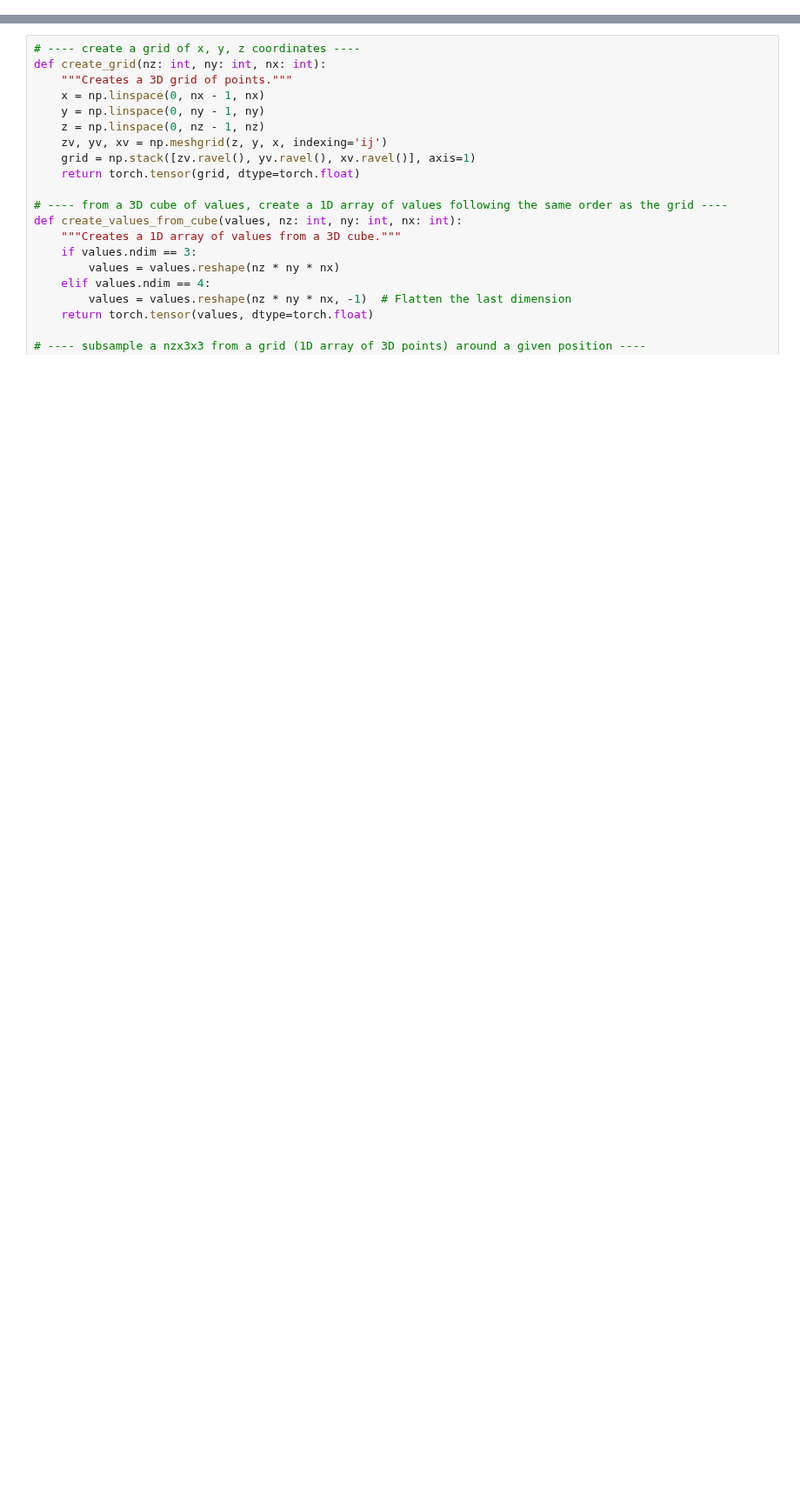
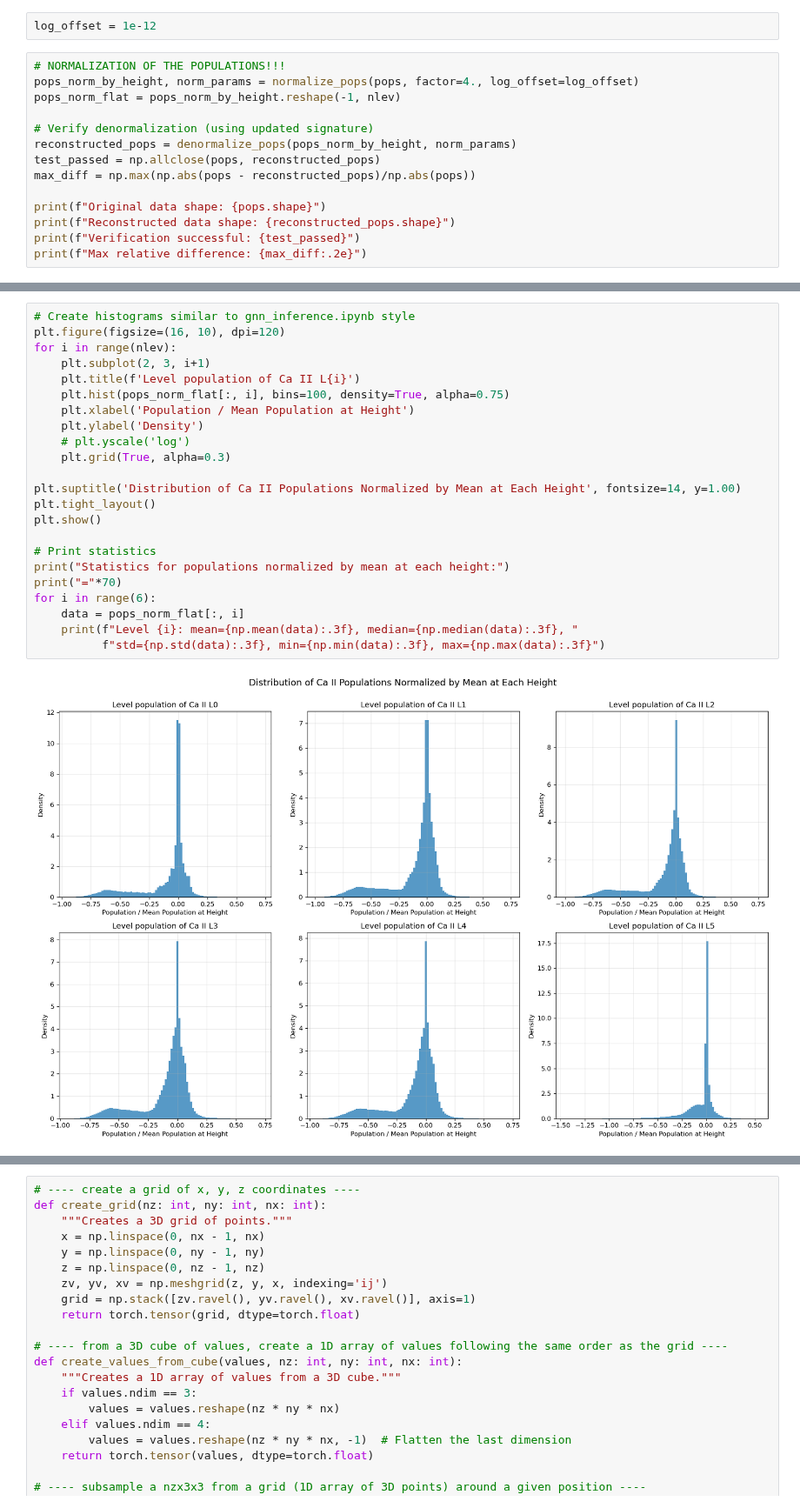
Before and after one commit to andreuva/graphnet_nlte, a Jupyter notebook: porta_scripts/porta_graph_test.ipynb, the cells around one changed output, grey strips where cells are left out. Shown at 87% size. Cells and saved outputs as stored; diff of their text form; blank space fills up the shorter version.

```diff
--- a/porta_scripts/porta_graph_test.ipynb
+++ b/porta_scripts/porta_graph_test.ipynb
@@ -135,0 +166,16 @@ plt.show()
+# %%
+log_offset = 1e-12
+# %%
+# NORMALIZATION OF THE POPULATIONS!!!
+pops_norm_by_height, norm_params = normalize_pops(pops, factor=4., log_offset=log_offset)
+pops_norm_flat = pops_norm_by_height.reshape(-1, nlev)
+
+# Verify denormalization (using updated signature)
+reconstructed_pops = denormalize_pops(pops_norm_by_height, norm_params)
+test_passed = np.allclose(pops, reconstructed_pops)
+max_diff = np.max(np.abs(pops - reconstructed_pops)/np.abs(pops))
+
+print(f"Original data shape: {pops.shape}")
+print(f"Reconstructed data shape: {reconstructed_pops.shape}")
+print(f"Verification successful: {test_passed}")
+print(f"Max relative difference: {max_diff:.2e}")
@@ -135,0 +237,25 @@ plt.show()
+# %%
+# Create histograms similar to gnn_inference.ipynb style
+plt.figure(figsize=(16, 10), dpi=120)
+for i in range(nlev):
+    plt.subplot(2, 3, i+1)
+    plt.title(f'Level population of Ca II L{i}')
+    plt.hist(pops_norm_flat[:, i], bins=100, density=True, alpha=0.75)
+    plt.xlabel('Population / Mean Population at Height')
+    plt.ylabel('Density')
+    # plt.yscale('log')
+    plt.grid(True, alpha=0.3)
+
+plt.suptitle('Distribution of Ca II Populations Normalized by Mean at Each Height', fontsize=14, y=1.00)
+plt.tight_layout()
+plt.show()
+
+# Print statistics
+print("Statistics for populations normalized by mean at each height:")
+print("="*70)
+for i in range(6):
+    data = pops_norm_flat[:, i]
+    print(f"Level {i}: mean={np.mean(data):.3f}, median={np.median(data):.3f}, "
+          f"std={np.std(data):.3f}, min={np.min(data):.3f}, max={np.max(data):.3f}")
+# %% [output]
+[figure, added]
```
Also changed, not shown: parts of 16 cells of this notebook, 19 other files.
